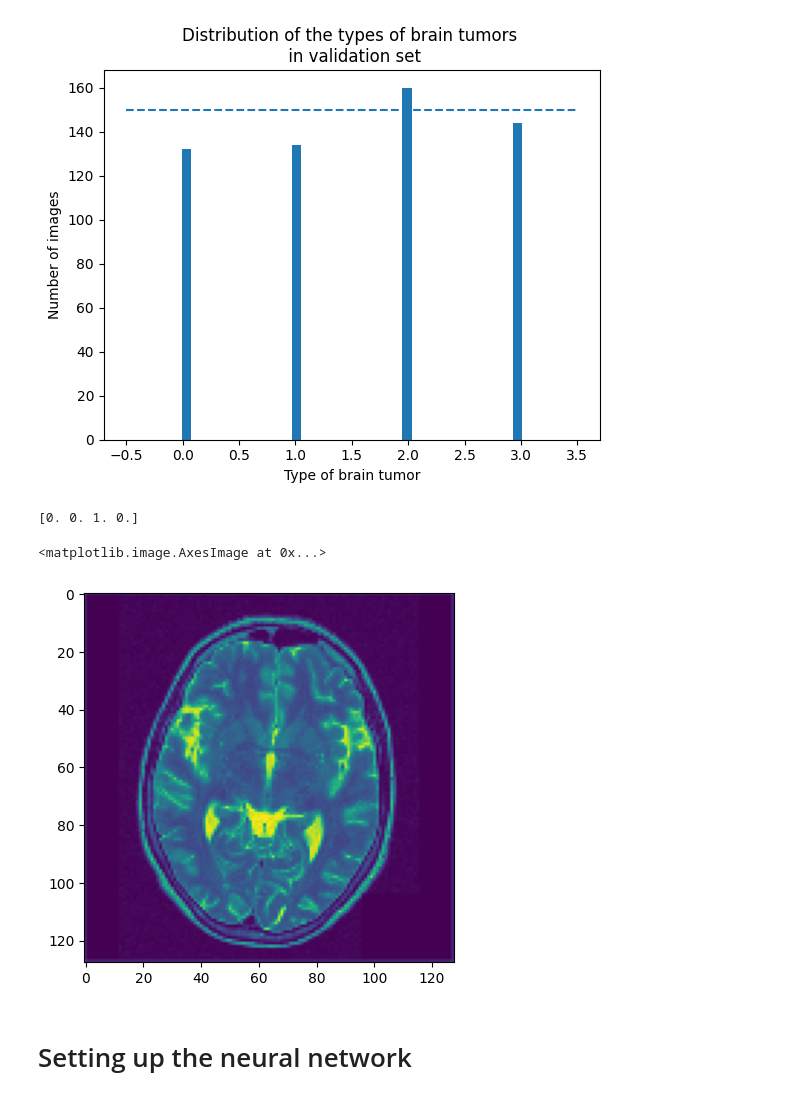
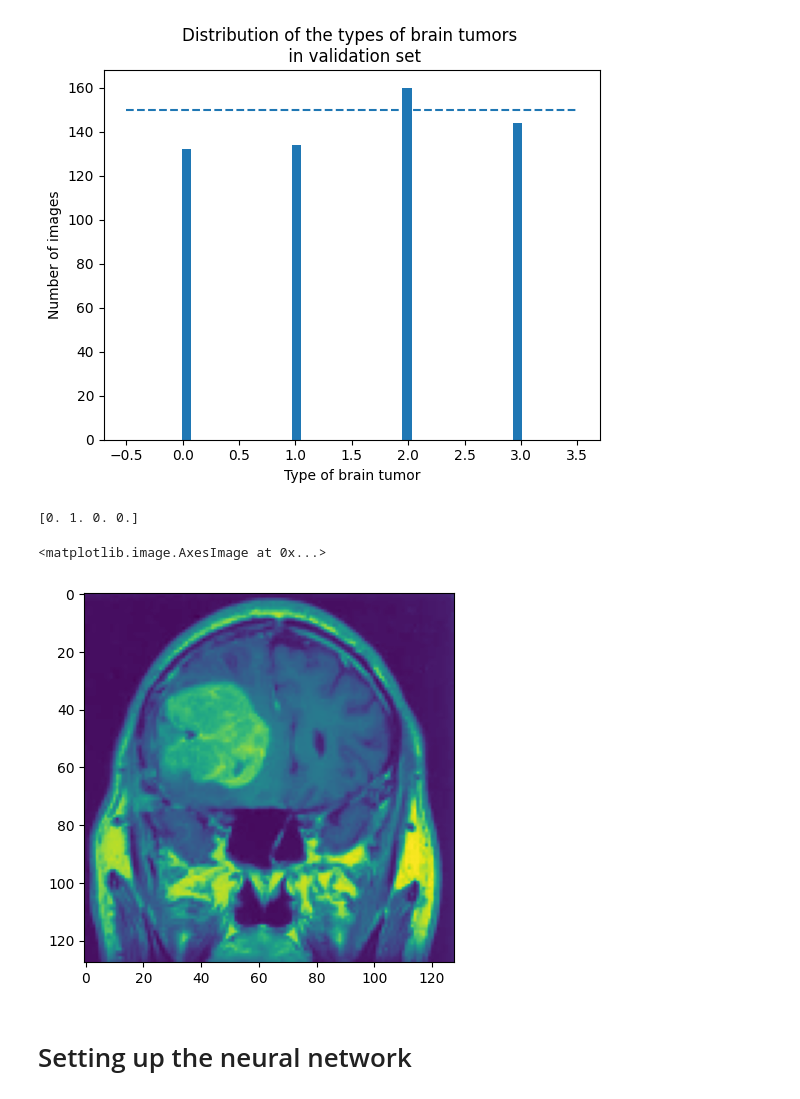
Before and after one commit to arivannu/Neural-Networks, a Jupyter notebook: Classification_of_MR_Images_for_Brain_Tumors.ipynb, the cells around one changed output. Drawn from its saved outputs; the diff is of its cells as text; code cells hidden in the pictures.

```diff
--- a/Classification_of_MR_Images_for_Brain_Tumors.ipynb
+++ b/Classification_of_MR_Images_for_Brain_Tumors.ipynb
@@ -197,15 +197,15 @@ y_train_OHE = to_categorical(Y_train)
 y_val_OHE = to_categorical(Y_val)
 y_test_OHE = to_categorical(y_test)
 # %%
-print(y_train_OHE[6])  #  for example
-plt.imshow(X_train[6])  # no cmap = 'gray' to let the tumor be visible
+print(y_train_OHE[1])  #  for example
+plt.imshow(X_train[1])  # no cmap = 'gray' to let the tumor be visible
 #plt.axis('off')
 
 # the axis show that the image has been correctly redimensioned to 128x128 pixels
 # %% [output]
-[0. 0. 1. 0.]
+[0. 1. 0. 0.]
 <matplotlib.image.AxesImage at 0x...>
-[figure, old version]
+[figure, new version]
 # %% [markdown]
 # Setting up the neural network
 # %%
```
